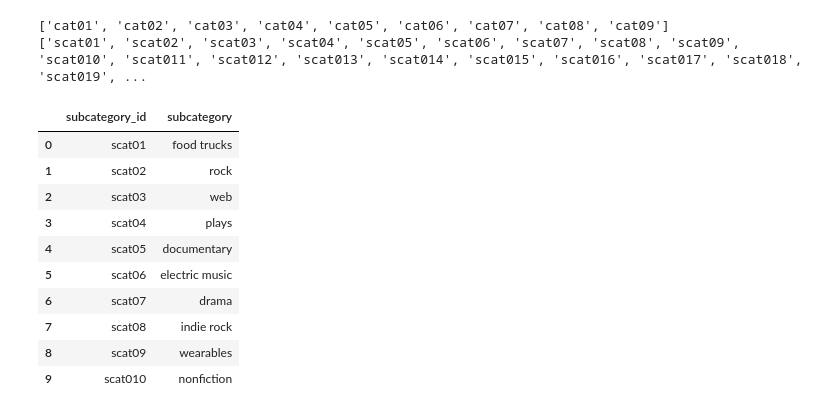
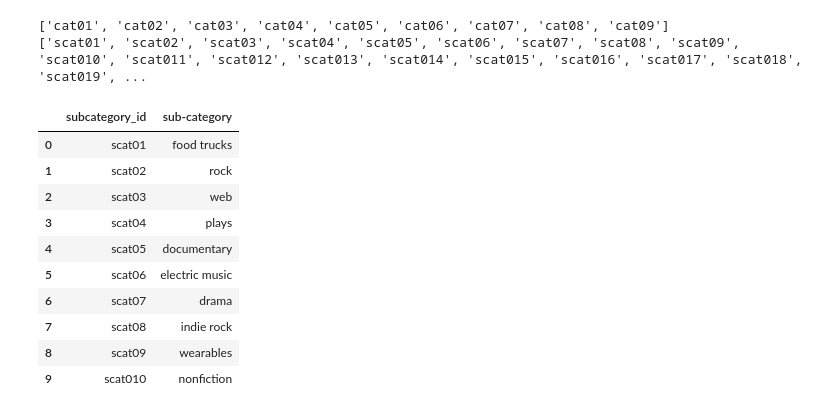
Before and after one commit to Emery-S/Crowdfunding-ETL, a Jupyter notebook: data_cleaing_crowdfunding.ipynb, the cells around one changed output. Cells and saved outputs as stored; diff of their text form; code cells hidden in the pictures.

```diff
--- a/data_cleaing_crowdfunding.ipynb
+++ b/data_cleaing_crowdfunding.ipynb
@@ -102,7 +103,7 @@ array(['food/food trucks', 'music/rock', 'technology/web',
        'journalism/audio'], dtype=object)
 # %%
 #split category & sub-category
-crowdfunding_info_df[["category", "subcategory"]] = crowdfunding_info_df["category & sub-category"].str.split('/', n=1, expand=True)
+crowdfunding_info_df[["category", "sub-category"]] = crowdfunding_info_df["category & sub-category"].str.split('/', n=1, expand=True)
 crowdfunding_info_df.head(10)
 # %% [output]
 |  | cf_id | company_name | blurb | goal | pledged | outcome | backers_count | country | currency | ... |
@@ -131,7 +132,7 @@ print(crowdfunding_info_df["subcategory"].unique())
 # %%
 #get unique categories and subcategories in separate lists
 categories = crowdfunding_info_df["category"].unique()
-subcategories = crowdfunding_info_df["subcategory"].unique()
+subcategories = crowdfunding_info_df["sub-category"].unique()
 print(categories)
 print()
 print(subcategories)
@@ -146,8 +147,8 @@ print(subcategories)
  'science fiction' 'audio']
 # %%
 #create numpy arrays with 1-10 for the category_ids and 1-25 for the subcategory_ids.
-category_id = np.arange(1, 10)
-subcategory_id = np.arange(1, 25)
+category_ids = np.arange(1, 10)
+subcategory_ids = np.arange(1, 25)
 print(category_ids)
 print(subcategory_ids)
 # %% [output]
@@ -168,14 +169,14 @@ print(scat_ids)
 # %%
 #create a category data frame with cat_ids array as the category_id and categories list as the category name.
 category_df = pd.DataFrame({'category_id': cat_ids,
                            'category': categories
                            })
 subcategory_df = pd.DataFrame({'subcategory_id': scat_ids,
-                              'subcategory': subcategories
+                              'sub-category': subcategories
                               })
 subcategory_df.head(10)
 # %% [output]
-|  | subcategory_id | subcategory |
+|  | subcategory_id | sub-category |
 | 0 | scat01 | food trucks |
 | 1 | scat02 | rock |
 | 2 | scat03 | web |
```
Also changed, not shown: parts of 19 cells of this notebook, 2 other files.
